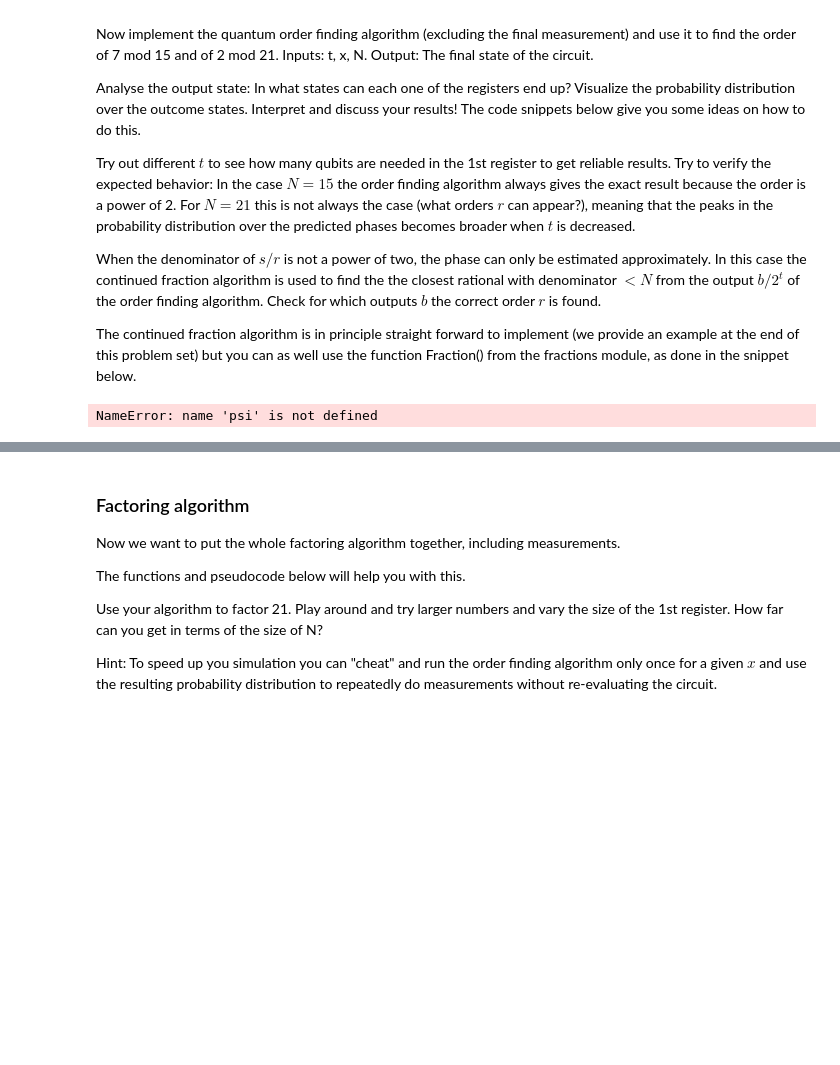
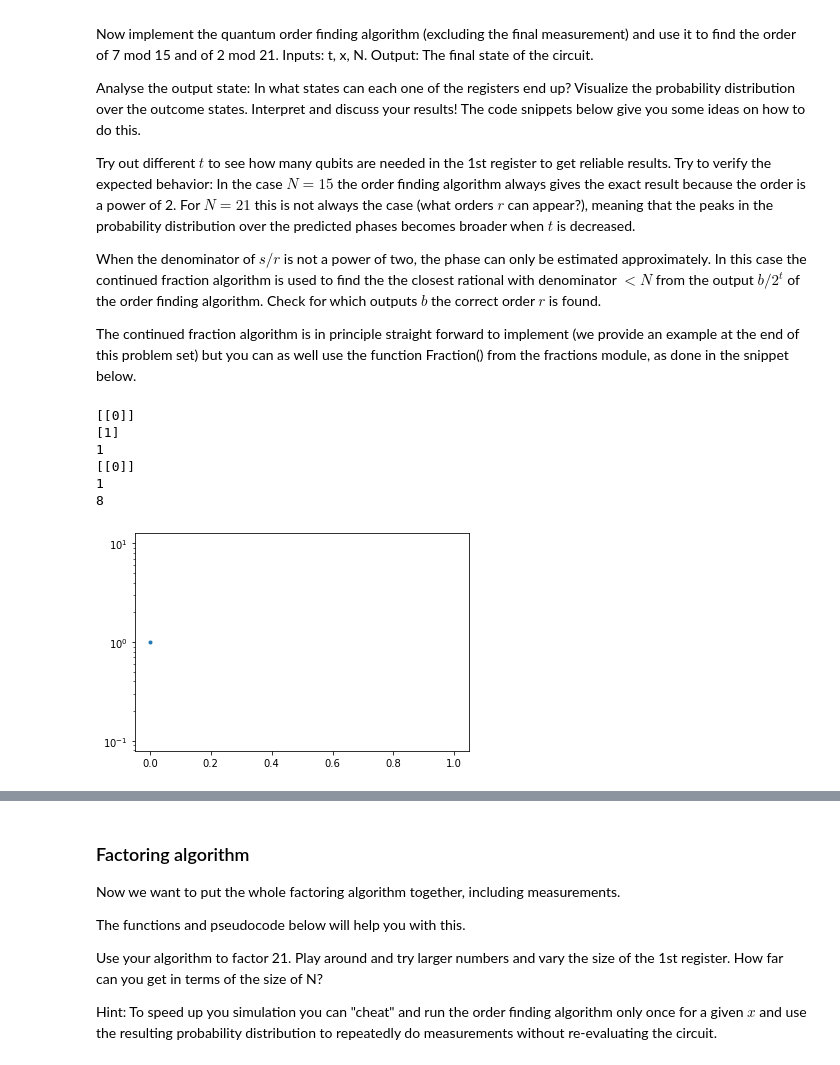
Before and after one commit to Abiyzelalem27/Quantum_Algorithms, a Jupyter notebook: shor_QFT_PE.ipynb, the cells around one changed output, grey strips where cells are left out. Drawn from its saved outputs; the diff is of its cells as text; code cells hidden in the pictures; blank space fills up the shorter version.

```diff
--- a/shor_QFT_PE.ipynb
+++ b/shor_QFT_PE.ipynb
@@ -80,0 +522,10 @@ In the factoring algorithm, given a number $N$ of which we want to find a factor
+# %%
+N=203
+x=2
+
+success, total, rate = test_success_rate(N)
+
+print("Total coprime x:", total)
+print("Successful x:", success)
+print("Success rate:", rate)
+print("Factor:", find_factor(x, N))
@@ -175,23 +667,3 @@ Here we will make our life easy and directly implement the collective action of
 Below you are provided a function that builds the operation $U_x$ as a sparse matrix. The inputs are the number of qubits $t$ in the first register and the integer numbers $x$ and $N$. The resulting matrix only has one non-zero entry in each row. Let us explain more precisely what the structure of the matrix $U_x$ is: It is block diagonal. For a fixed state $|z\rangle$ of the 1st register, there is a $2^L \times 2^L$ block ($L$ being the size of the second register) spanned by the all possible states $| y \rangle$ of the second register. Within each such block in each row there is one non-zero matrix element (with value 1) at position (column) $x^zy \,\mathrm{mod}\, N$ (for $y<N$) with respect to the beginning of the block. For $y\geq N$ the non-zero entry is on the diagonal.
 
 Make sure you understand how the construction of the $U_x$ gate works and test it for some examples where you can compute the positions of the non-zero matrix elements by hand to test the implemenation.
-# %%
-def qubits_for_number(N):
-    "Return minimum number of qubits needed to encode L"
-    return int(np.ceil(np.log2(N)))
-
-def build_x_tothe_z(t, x, N):
-    L = qubits_for_number(N)
-    dim1=2**t
-    dim2=2**L
-    dim=dim1*dim2
-    row=arange(dim) # indexes all rows
-    col=arange(dim) # will contain the position (col) of the non-zero entry for each row
-    for j in range(dim1): # loop over states of the first register
-        for y in range(dim2): # loop over states of the second register
-            if y < N: # if y>=N, we want the identity, so we leave the column index unchanged (it was initialized to be equal to the row index)
-                col[j*dim2+y]=j*dim2 + np.mod(y*pow(x,j,N),N)
-    return sparse.csr_matrix((np.ones(dim), (row, col)))
-
-# testing
-print(build_x_tothe_z(2,3,3))
@@ -226,31 +734,37 @@ When the denominator of $s/r$ is not a power of two, the phase can only be estim
 The continued fraction algorithm is in principle straight forward to implement (we provide an example at the end of this problem set) but you can as well use the function Fraction() from the fractions module, as done in the snippet below.
 # %%
 # Here are some ideas how to analyze the probability distribution, assuming psi holds the oputput state of the order finding algorithm
-
+psi=np.array([1, 0])
 # analyse the probabilities
 Probs=np.abs(psi**2)
 
 # plot the distribution
 plt.semilogy(Probs,'.')
 
 # determine where the peaks are (round small numbers down to zero)
 indNZ=np.nonzero(np.round(Probs,2))
 
 L = qubits_for_number(N)
 # probable states of the first register
 indNZ_reg1= array(indNZ)//2**L
 print(indNZ_reg1)
 print(np.round(Probs[indNZ],4)) # values at the peaks
 print(sum(Probs[indNZ])) # total of peak values (probability to obtain the closest possible number to s/r, but this is not true in general, depends on how we round)
 
 # probable states of the second register
 indNZ_reg2= array(indNZ) % 2**L
 print(indNZ_reg2)
 
 
 # Here is an example of how to obtain the nearest rational number with denominator <N (here N=15)
 frac = Fraction(33/256).limit_denominator(15)
 print(frac.numerator)
 print(frac.denominator)
 # %% [output]
-NameError: name 'psi' is not defined
+[[0]]
+[1]
+1
+[[0]]
+1
+8
+[figure, added]
```
Also changed, not shown: parts of 33 cells of this notebook, 4 other files.
